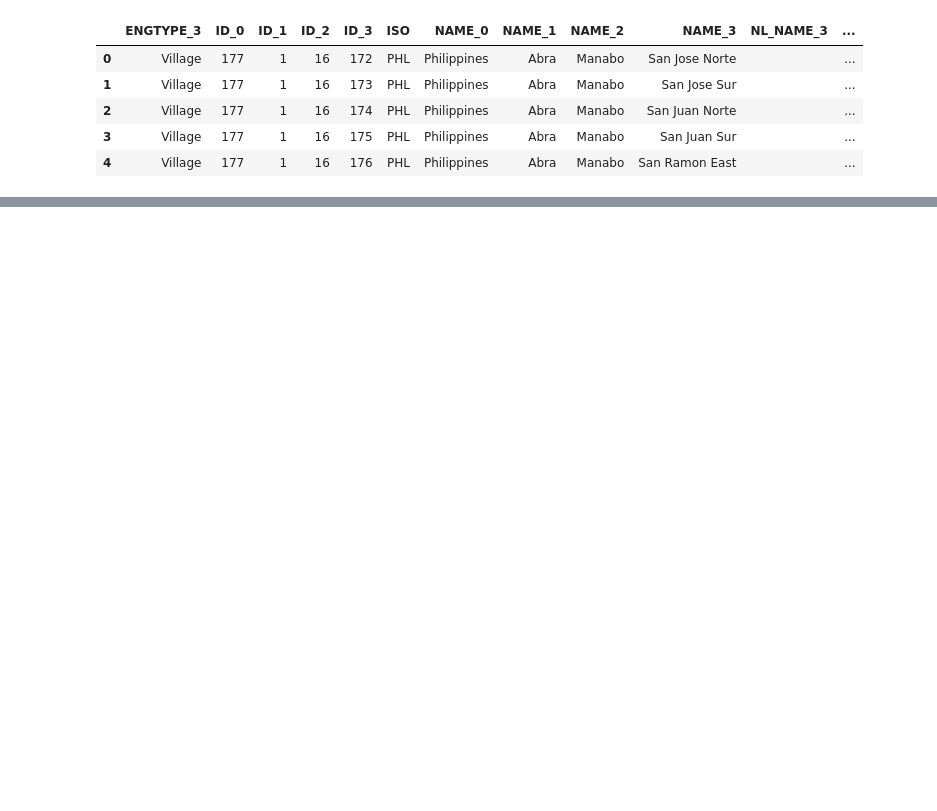
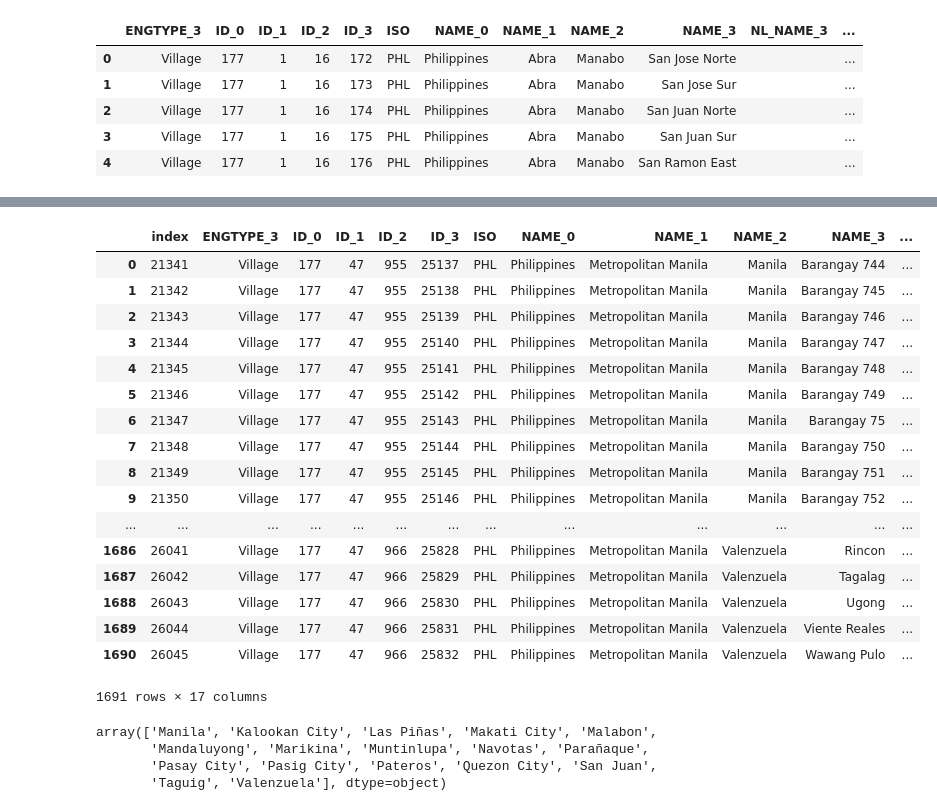
Before and after one commit to fjcamillo/Learn-GeoPandas, a Jupyter notebook: project_files/GeoPandas.ipynb, the cells around one changed output, grey strips where cells are left out. Drawn from its saved outputs; the diff is of its cells as text; code cells hidden in the pictures; blank space fills up the shorter version.

```diff
--- a/project_files/GeoPandas.ipynb
+++ b/project_files/GeoPandas.ipynb
@@ -464,0 +282,29 @@ brgy.shape
+# %%
+ncr = brgy[brgy['NAME_1']=='Metropolitan Manila'].reset_index()
+ncr
+# %% [output]
+|  | index | ENGTYPE_3 | ID_0 | ID_1 | ID_2 | ID_3 | ISO | NAME_0 | NAME_1 | NAME_2 | NAME_3 | ... |
+| 0 | 21341 | Village | 177 | 47 | 955 | 25137 | PHL | Philippines | Metropolitan Manila | Manila | Barangay 744 | ... |
+| 1 | 21342 | Village | 177 | 47 | 955 | 25138 | PHL | Philippines | Metropolitan Manila | Manila | Barangay 745 | ... |
+| 2 | 21343 | Village | 177 | 47 | 955 | 25139 | PHL | Philippines | Metropolitan Manila | Manila | Barangay 746 | ... |
+| 3 | 21344 | Village | 177 | 47 | 955 | 25140 | PHL | Philippines | Metropolitan Manila | Manila | Barangay 747 | ... |
+| 4 | 21345 | Village | 177 | 47 | 955 | 25141 | PHL | Philippines | Metropolitan Manila | Manila | Barangay 748 | ... |
+| 5 | 21346 | Village | 177 | 47 | 955 | 25142 | PHL | Philippines | Metropolitan Manila | Manila | Barangay 749 | ... |
+| 6 | 21347 | Village | 177 | 47 | 955 | 25143 | PHL | Philippines | Metropolitan Manila | Manila | Barangay 75 | ... |
+| 7 | 21348 | Village | 177 | 47 | 955 | 25144 | PHL | Philippines | Metropolitan Manila | Manila | Barangay 750 | ... |
+| 8 | 21349 | Village | 177 | 47 | 955 | 25145 | PHL | Philippines | Metropolitan Manila | Manila | Barangay 751 | ... |
+| 9 | 21350 | Village | 177 | 47 | 955 | 25146 | PHL | Philippines | Metropolitan Manila | Manila | Barangay 752 | ... |
+| ... | ... | ... | ... | ... | ... | ... | ... | ... | ... | ... | ... | ... |
+| 1686 | 26041 | Village | 177 | 47 | 966 | 25828 | PHL | Philippines | Metropolitan Manila | Valenzuela | Rincon | ... |
+| 1687 | 26042 | Village | 177 | 47 | 966 | 25829 | PHL | Philippines | Metropolitan Manila | Valenzuela | Tagalag | ... |
+| 1688 | 26043 | Village | 177 | 47 | 966 | 25830 | PHL | Philippines | Metropolitan Manila | Valenzuela | Ugong | ... |
+| 1689 | 26044 | Village | 177 | 47 | 966 | 25831 | PHL | Philippines | Metropolitan Manila | Valenzuela | Viente Reales | ... |
+| 1690 | 26045 | Village | 177 | 47 | 966 | 25832 | PHL | Philippines | Metropolitan Manila | Valenzuela | Wawang Pulo | ... |
+1691 rows × 17 columns
+# %%
+ncr.NAME_2.unique()
+# %% [output]
+array(['Manila', 'Kalookan City', 'Las Piñas', 'Makati City', 'Malabon',
+       'Mandaluyong', 'Marikina', 'Muntinlupa', 'Navotas', 'Parañaque',
+       'Pasay City', 'Pasig City', 'Pateros', 'Quezon City', 'San Juan',
+       'Taguig', 'Valenzuela'], dtype=object)
```
Also changed, not shown: parts of 53 cells of this notebook.
